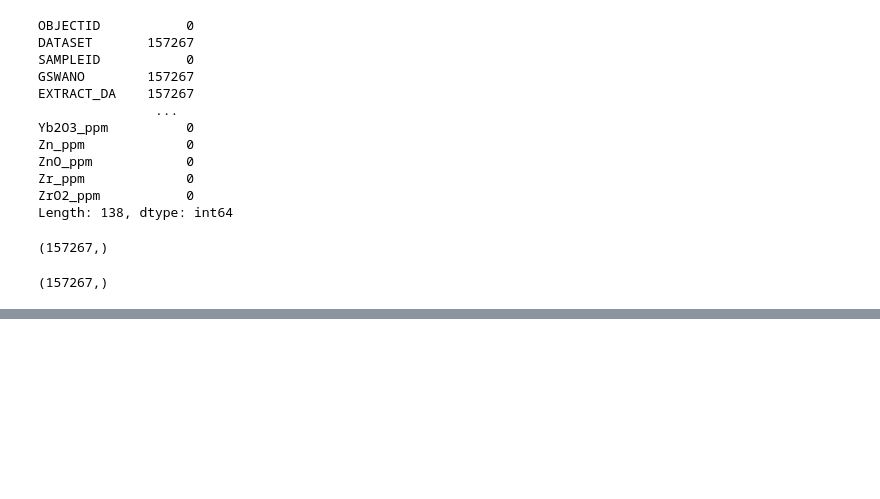
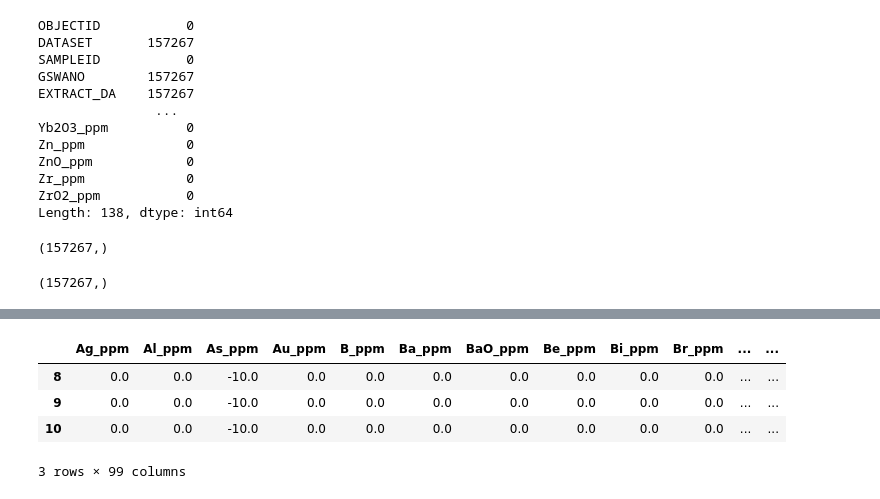
Before and after one commit to franticOreo/CriticalMinerals, a Jupyter notebook: eli/WAMEX EDA.ipynb, the cells around one changed output, grey strips where cells are left out. Drawn from its saved outputs; the diff is of its cells as text; code cells hidden in the pictures; blank space fills up the shorter version.

```diff
--- a/eli/WAMEX EDA.ipynb
+++ b/eli/WAMEX EDA.ipynb
@@ -123,0 +128,9 @@ KeyboardInterrupt:
+# %%
+df_has_zinc = df_has_zinc.filter(regex='ppm')
+df_has_zinc.head(3)
+# %% [output]
+|  | Ag_ppm | Al_ppm | As_ppm | Au_ppm | B_ppm | Ba_ppm | BaO_ppm | Be_ppm | Bi_ppm | Br_ppm | ... | ... |
+| 8 | 0.0 | 0.0 | -10.0 | 0.0 | 0.0 | 0.0 | 0.0 | 0.0 | 0.0 | 0.0 | ... | ... |
+| 9 | 0.0 | 0.0 | -10.0 | 0.0 | 0.0 | 0.0 | 0.0 | 0.0 | 0.0 | 0.0 | ... | ... |
+| 10 | 0.0 | 0.0 | -10.0 | 0.0 | 0.0 | 0.0 | 0.0 | 0.0 | 0.0 | 0.0 | ... | ... |
+3 rows × 99 columns
```
Also changed, not shown: parts of 19 cells of this notebook, 2 other files.
